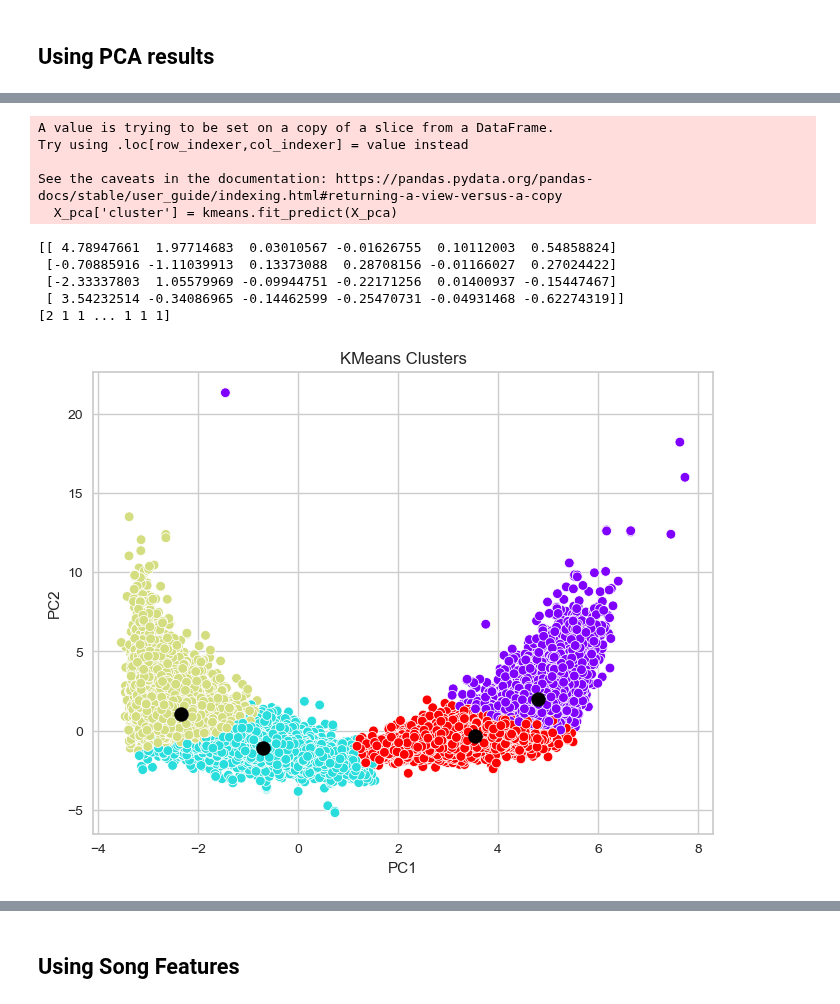
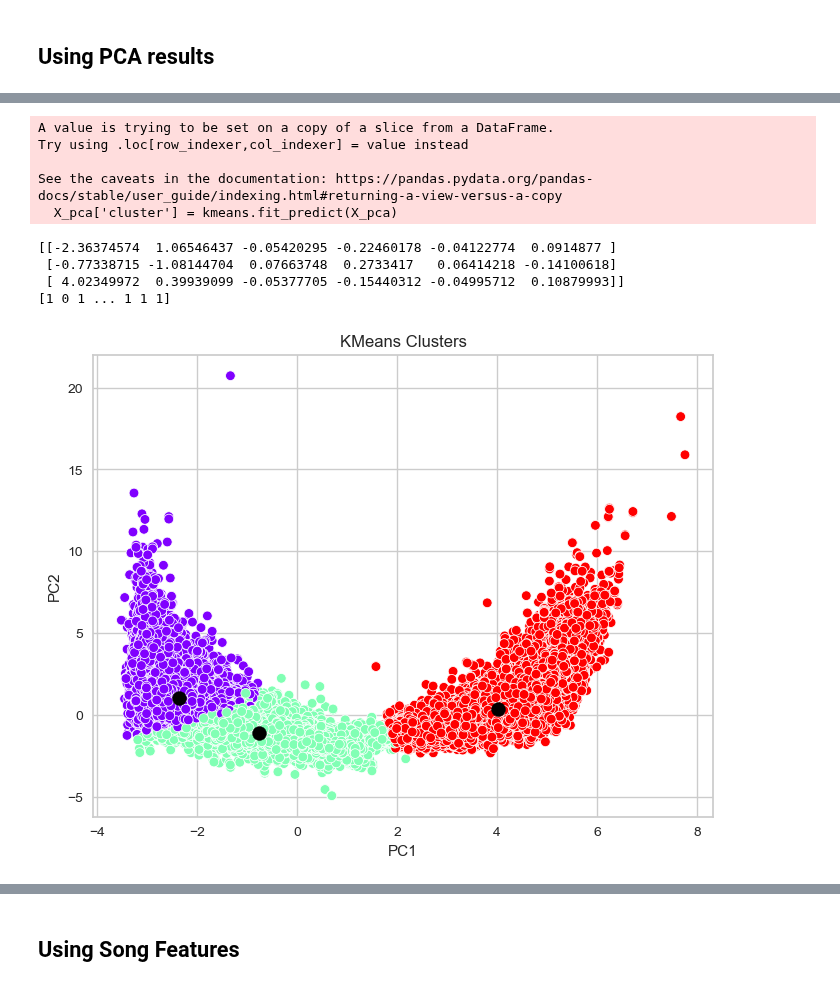
Before and after one commit to LauWyeRock/RecommendationSystem, a Jupyter notebook: Fallback/KMeansClustering.ipynb, the cells around one changed output, grey strips where cells are left out. Cells and saved outputs as stored; diff of their text form; code cells hidden in the pictures.

```diff
--- a/Fallback/KMeansClustering.ipynb
+++ b/Fallback/KMeansClustering.ipynb
@@ -178,35 +178,34 @@ plt.show()
 # %%
 # Applying KMeans clustering with the chosen number of clusters
-optimal_clusters = 4
+optimal_clusters = 3
 kmeans = KMeans(n_clusters = optimal_clusters, n_init=10, random_state=42)
 X_pca['cluster'] = kmeans.fit_predict(X_pca)
 centroids = kmeans.cluster_centers_[:, :6]
 print(centroids)
 
 # # calculate silhouette score
 # silhouette = silhouette_score(X_pca, X_pca['cluster'])
 # print(f"Silhouette Score for {optimal_clusters} clusters: {silhouette}")
 
 kmeans_labels = kmeans.labels_
 print(kmeans_labels)
 # Visualization of KMeans clusters
 plt.figure(figsize=(8, 6))
 sns.scatterplot(x = X_pca['PC1'], y = X_pca['PC2'], c=kmeans_labels, cmap='rainbow')
 plt.scatter(centroids[:, 0], centroids[:, 1], s=100, c='black', label='centroid')
 plt.title('KMeans Clusters')
 plt.show()
 # %% [output]
 A value is trying to be set on a copy of a slice from a DataFrame.
 Try using .loc[row_indexer,col_indexer] = value instead
 
 See the caveats in the documentation: https://pandas.pydata.org/pandas-docs/stable/user_guide/indexing.html#returning-a-view-versus-a-copy
   X_pca['cluster'] = kmeans.fit_predict(X_pca)
-[[ 4.78947661  1.97714683  0.03010567 -0.01626755  0.10112003  0.54858824]
- [-0.70885916 -1.11039913  0.13373088  0.28708156 -0.01166027  0.27024422]
- [-2.33337803  1.05579969 -0.09944751 -0.22171256  0.01400937 -0.15447467]
- [ 3.54232514 -0.34086965 -0.14462599 -0.25470731 -0.04931468 -0.62274319]]
-[2 1 1 ... 1 1 1]
+[[-2.36374574  1.06546437 -0.05420295 -0.22460178 -0.04122774  0.0914877 ]
+ [-0.77338715 -1.08144704  0.07663748  0.2733417   0.06414218 -0.14100618]
+ [ 4.02349972  0.39939099 -0.05377705 -0.15440312 -0.04995712  0.10879993]]
+[1 0 1 ... 1 1 1]
-[figure, old version]
+[figure, new version]
 # %%
 # 3D Scatter plot visualization for the first three principal components
 fig = plt.figure(figsize=(10, 8))
```
Also changed, not shown: parts of 9 cells of this notebook.
